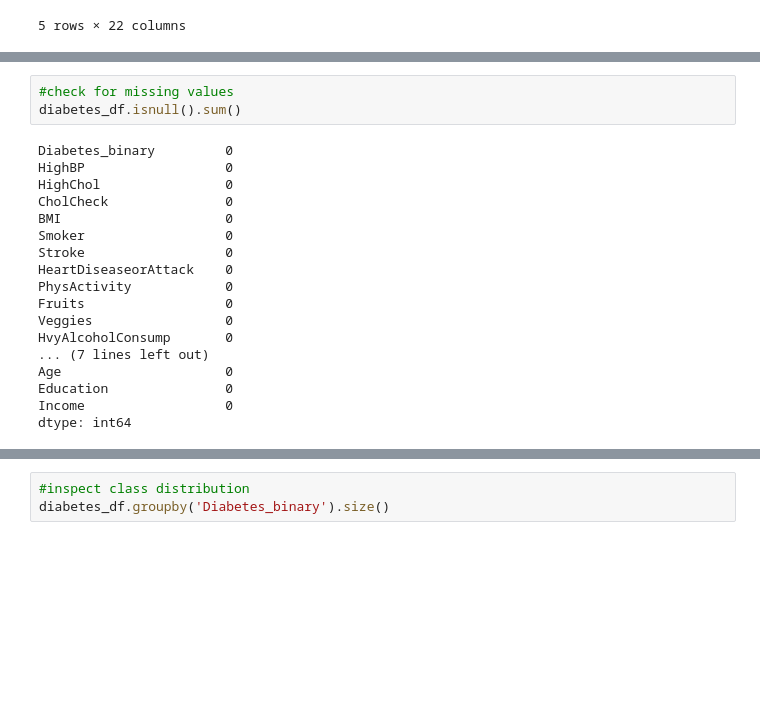
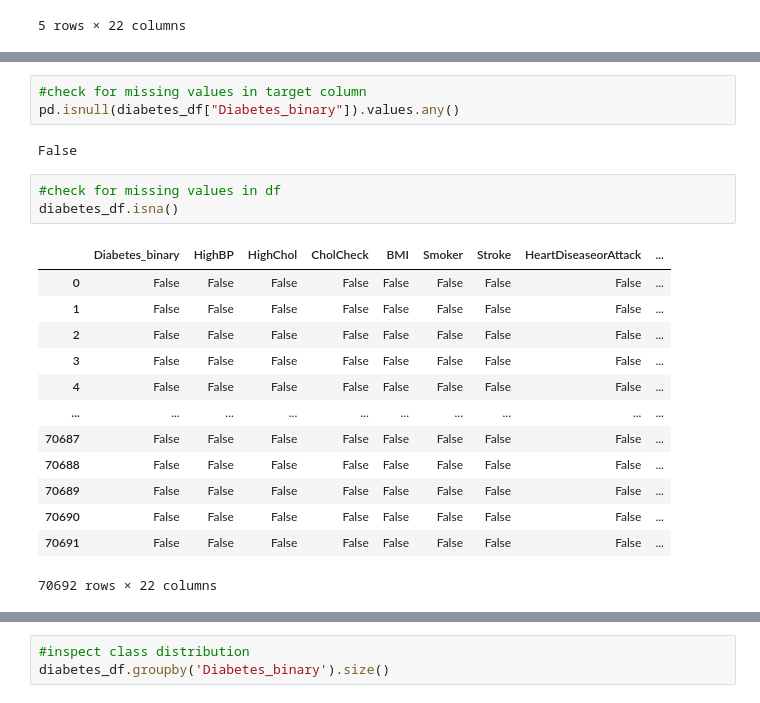
Before and after one commit to toobask/introtoAI1, a Jupyter notebook: notebook/IntroToAI_701_CourseWork_Amua_et_Tooba.ipynb, the cells around one changed output, grey strips where cells are left out. Saved outputs shown, nothing was run; the diff lists cells and outputs as text; blank space fills up the shorter version.

```diff
--- a/notebook/IntroToAI_701_CourseWork_Amua_et_Tooba.ipynb
+++ b/notebook/IntroToAI_701_CourseWork_Amua_et_Tooba.ipynb
@@ -25,21 +46,22 @@ diabetes_df[:5]
+# %%
+#check for missing values in target column
+pd.isnull(diabetes_df["Diabetes_binary"]).values.any()
+# %% [output]
+False
 # %%
-#check for missing values
-diabetes_df.isnull().sum()
+#check for missing values in df
+diabetes_df.isna()
 # %% [output]
+|  | Diabetes_binary | HighBP | HighChol | CholCheck | BMI | Smoker | Stroke | HeartDiseaseorAttack | ... |
+| 0 | False | False | False | False | False | False | False | False | ... |
+| 1 | False | False | False | False | False | False | False | False | ... |
+| 2 | False | False | False | False | False | False | False | False | ... |
+| 3 | False | False | False | False | False | False | False | False | ... |
+| 4 | False | False | False | False | False | False | False | False | ... |
+| ... | ... | ... | ... | ... | ... | ... | ... | ... | ... |
+| 70687 | False | False | False | False | False | False | False | False | ... |
+| 70688 | False | False | False | False | False | False | False | False | ... |
+| 70689 | False | False | False | False | False | False | False | False | ... |
+| 70690 | False | False | False | False | False | False | False | False | ... |
+| 70691 | False | False | False | False | False | False | False | False | ... |
-Diabetes_binary         0
-HighBP                  0
-HighChol                0
-CholCheck               0
-BMI                     0
-Smoker                  0
-Stroke                  0
-HeartDiseaseorAttack    0
-PhysActivity            0
-Fruits                  0
-Veggies                 0
-HvyAlcoholConsump       0
-... (7 lines left out)
-Age                     0
-Education               0
-Income                  0
-dtype: int64
+70692 rows × 22 columns
```
Also changed, not shown: parts of 21 cells of this notebook, 2 other files.
